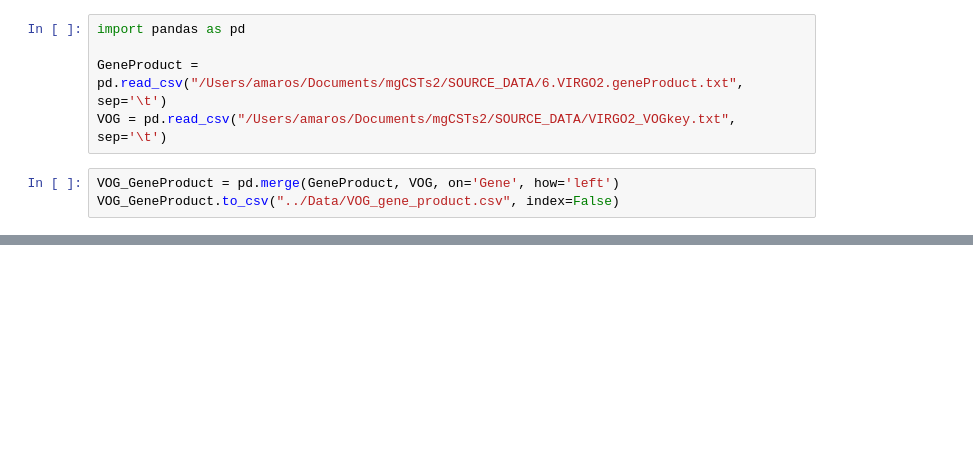
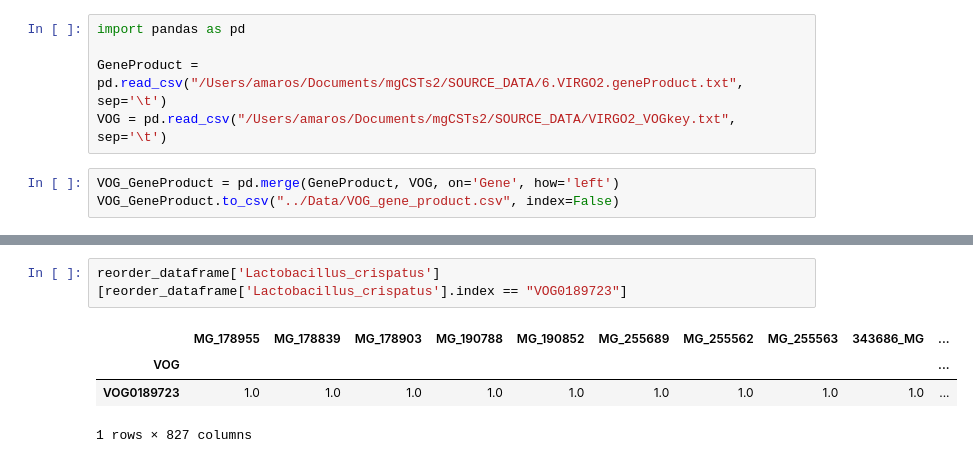
Before and after one commit to AmauryMaros/MgCSTs2, a Jupyter notebook: Python_notebooks/VOG_gene_product.ipynb, the cells around one changed output, grey strips where cells are left out. Cells and saved outputs as stored; diff of their text form; blank space fills up the shorter version.

```diff
--- a/Python_notebooks/VOG_gene_product.ipynb
+++ b/Python_notebooks/VOG_gene_product.ipynb
@@ -24,0 +121,7 @@ VOG_GeneProduct
+# %%
+reorder_dataframe['Lactobacillus_crispatus'][reorder_dataframe['Lactobacillus_crispatus'].index == "VOG0189723"]
+# %% [output]
+|  | MG_178955 | MG_178839 | MG_178903 | MG_190788 | MG_190852 | MG_255689 | MG_255562 | MG_255563 | 343686_MG | ... |
+| VOG |  |  |  |  |  |  |  |  |  | ... |
+| VOG0189723 | 1.0 | 1.0 | 1.0 | 1.0 | 1.0 | 1.0 | 1.0 | 1.0 | 1.0 | ... |
+1 rows × 827 columns
```
Also changed, not shown: parts of 10 cells of this notebook, 10 other files.
